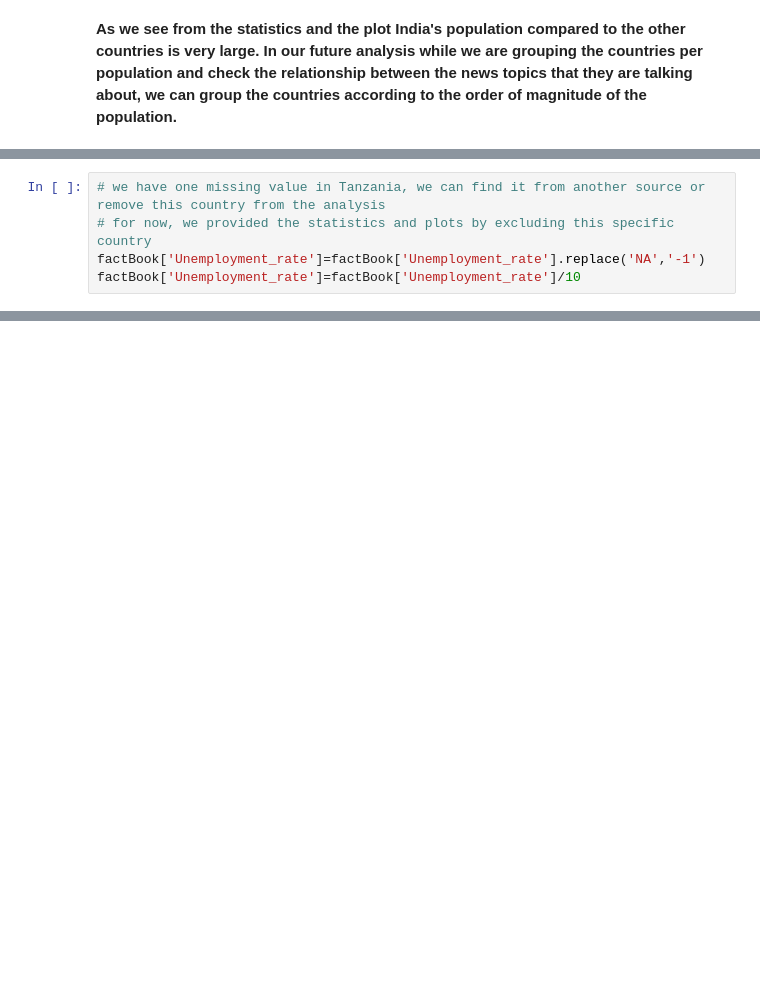
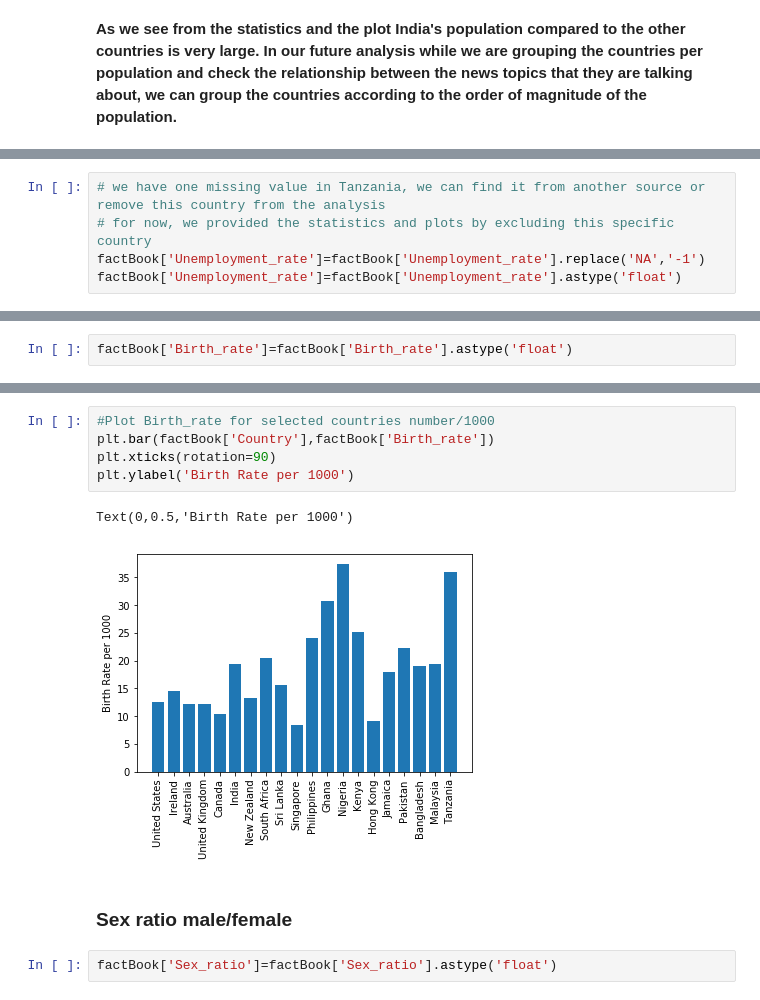
Before and after one commit to camligorkem/ADA_2018_Project, a Jupyter notebook: WorldFact.ipynb, the cells around one changed output, grey strips where cells are left out. Drawn from its saved outputs; the diff is of its cells as text; blank space fills up the shorter version.

```diff
--- a/WorldFact.ipynb
+++ b/WorldFact.ipynb
@@ -286,4 +320,4 @@ Name: Unemployment_rate, dtype: object
 # we have one missing value in Tanzania, we can find it from another source or remove this country from the analysis
 # for now, we provided the statistics and plots by excluding this specific country
 factBook['Unemployment_rate']=factBook['Unemployment_rate'].replace('NA','-1')
-factBook['Unemployment_rate']=factBook['Unemployment_rate']/10
+factBook['Unemployment_rate']=factBook['Unemployment_rate'].astype('float')
@@ -311,0 +350,2 @@ plt.xticks(rotation=90)
+# %%
+factBook['Birth_rate']=factBook['Birth_rate'].astype('float')
@@ -311,0 +364,12 @@ plt.xticks(rotation=90)
+# %%
+#Plot Birth_rate for selected countries number/1000
+plt.bar(factBook['Country'],factBook['Birth_rate'])
+plt.xticks(rotation=90)
+plt.ylabel('Birth Rate per 1000')
+# %% [output]
+Text(0,0.5,'Birth Rate per 1000')
+[figure, added]
+# %% [markdown]
+### Sex ratio male/female
+# %%
+factBook['Sex_ratio']=factBook['Sex_ratio'].astype('float')
```
Also changed, not shown: parts of 48 cells of this notebook.
